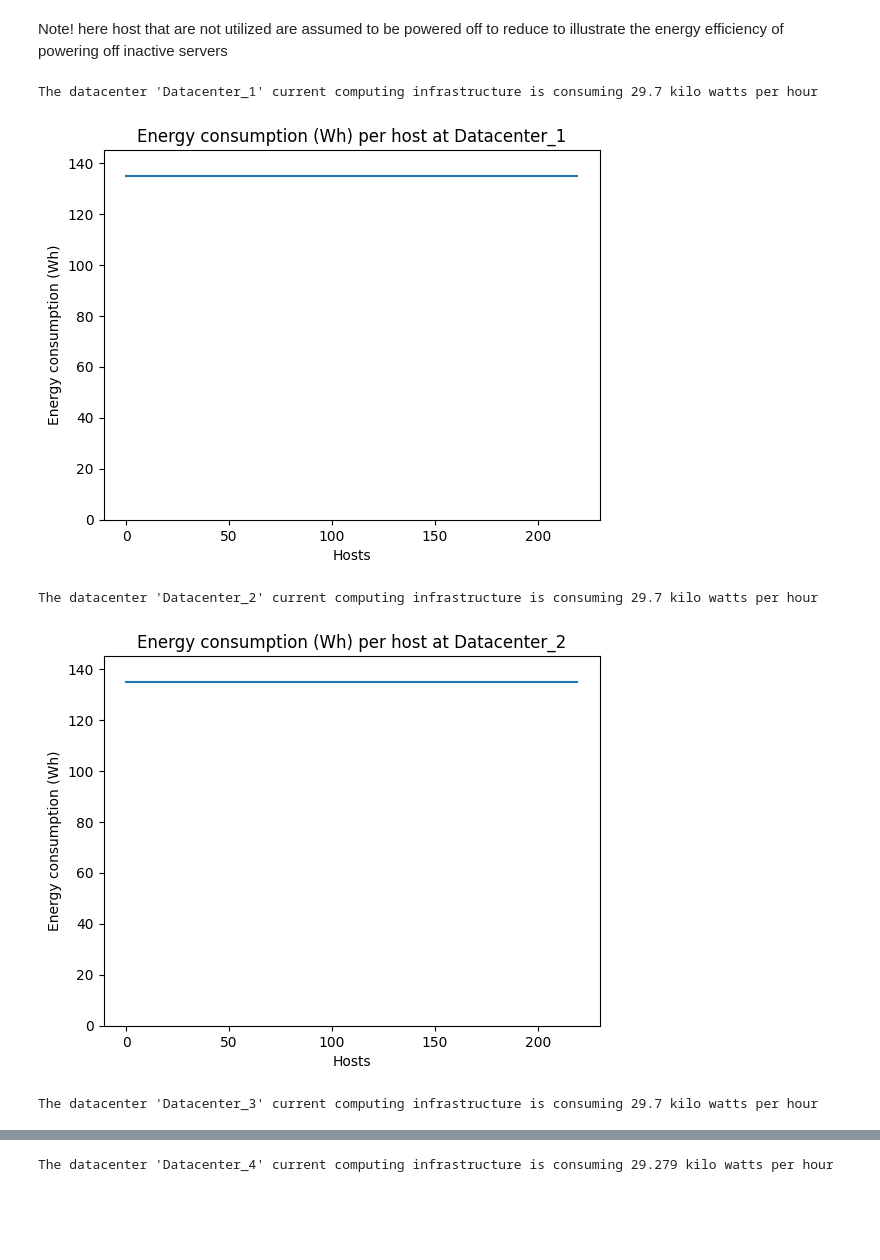
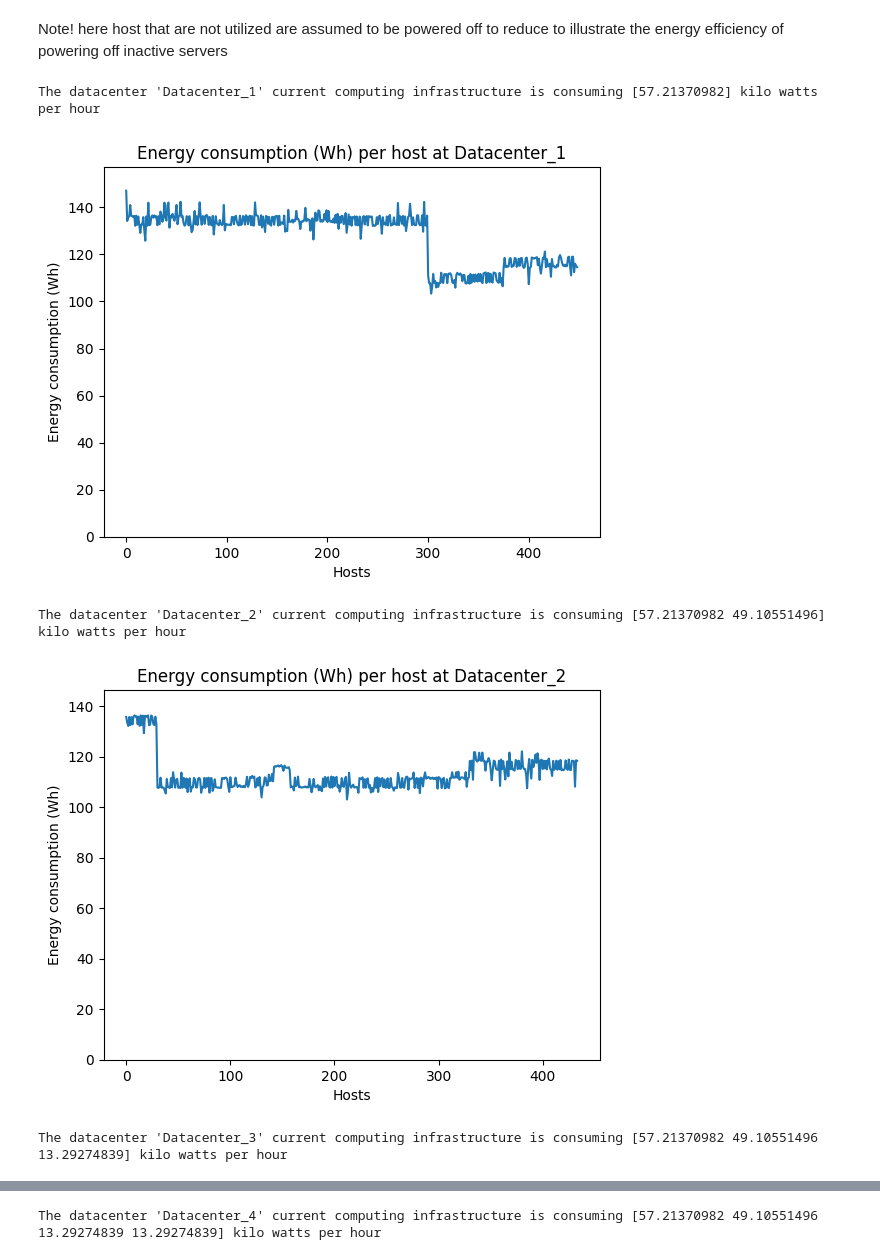
Before and after one commit to KhalidAFarah/cloud-energy-efficiency, a Jupyter notebook: evaluation/resources_utilization.ipynb, the cells around one changed output, grey strips where cells are left out. Drawn from its saved outputs; the diff is of its cells as text; code cells hidden in the pictures; blank space fills up the shorter version.

```diff
--- a/evaluation/resources_utilization.ipynb
+++ b/evaluation/resources_utilization.ipynb
@@ -5,7 +5,7 @@ import matplotlib.pyplot as plt
 import math
 # import seaborn as sns
 
-dataset = pd.read_csv("../data/logfile-v4.csv", delimiter=";")
+dataset = pd.read_csv("../data/logfile-v5.csv", delimiter=";")
 dataset.head()
 # %% [output]
 |  | time | datacenter_name | host_id | type | active | number_of_pes | available_pes | mips | ... |
@@ -82,17 +82,19 @@ for i in range(len(labels)):
 labels= np.unique(dataset['datacenter_name'])
 max_power = 0
 max_power_per_host = np.array([])
+max_power_per_datacenter = np.array([])
 for i in range(len(labels)):
-    max_power_per_datacenter = 0
+    # max_power_per_datacenter = 0
     max_power_per_host_per_datacenter = np.array([])
     for _, sample in dataset[(dataset['datacenter_name'] == labels[i]) & (dataset['time'] == 300.01)].iterrows():
         power_model = sample['power_model'].split(",")
-        max_power_per_datacenter += float(power_model[-2])
+        # max_power_per_datacenter += float(power_model[-2])
         max_power_per_host = np.append(max_power_per_host, float(power_model[-2]))
         max_power_per_host_per_datacenter = np.append(max_power_per_host_per_datacenter, float(power_model[-2]))
+    max_power_per_datacenter = np.append(max_power_per_datacenter, np.sum(max_power_per_host_per_datacenter))
+    max_power += np.sum(max_power_per_host_per_datacenter)
 
-    print(f"The datacenter '{labels[i]}' current computing infrastructure at max can consume {(max_power_per_datacenter * 1)/1000} kW per hour")
-    max_power += max_power_per_datacenter
+    print(f"The datacenter '{labels[i]}' current computing infrastructure at max can consume {(np.sum(max_power_per_host_per_datacenter) * 1)/1000} kW per hour")
     plt.plot(np.arange(0, len(max_power_per_host_per_datacenter)), (max_power_per_host_per_datacenter*1))
     plt.ylim((0, max(max_power_per_host_per_datacenter)+10))
     plt.xlabel("Hosts")
@@ -243,53 +237,52 @@ Note! here host that are not utilized are assumed to be powered off to reduce to
 # %%
 labels= np.unique(dataset['datacenter_name'])
 min_host_power = 0
 min_host_power_per_host = np.array([])
+min_host_power_per_datacenter = np.array([])
 for i in range(len(labels)):
-    min_host_power_per_datacenter = 0
+    # min_host_power_per_datacenter = 0
     min_host_power_per_host_per_datacenter = np.array([])
     for _, sample in dataset[(dataset['datacenter_name'] == labels[i]) & (dataset['time'] == 300.01)].iterrows():
         power_model = sample['power_model'].split(",")
+        min_host_utilization = (sample['mips'] - sample['available_mips'])/sample['mips']
 
-        if sample['available_mips'] == sample['mips']:
+        if sample['active'] == False or len(sample['vms'].split(":")) == 0 or sample['available_mips'] == sample['mips']:
             min_host_host_power = 0
-            min_host_power_per_datacenter += host_power
-            min_host_power_per_host = np.append(power_per_host, host_power)
+            # min_host_power_per_datacenter += host_power
+            min_host_power_per_host = np.append(min_host_power_per_host, host_power)
             min_host_power_per_host_per_datacenter = np.append(power_per_host_per_datacenter, min_host_host_power)
-            continue
-
-        min_host_utilization = (sample['mips'] - sample['available_mips'])/sample['mips']
-        if min_host_utilization % 0.1 == 0:
+        elif min_host_utilization % 0.1 == 0:
             min_host_host_power = min_host_utilization * 10
-            min_host_power_per_datacenter += min_host_host_power
+            # min_host_power_per_datacenter += min_host_host_power
             min_host_power_per_host = np.append(min_host_power_per_host, min_host_host_power)
             min_host_power_per_host_per_datacenter = np.append(min_host_power_per_host_per_datacenter, min_host_host_power)
+        else:
+            min_host_utilization_floor = int(math.floor(min_host_utilization * 10))
+            min_host_utilization_ceil = int(math.ceil(min_host_utilization * 10))
+            min_host_power_floor = float(power_model[min_host_utilization_floor])
+            min_host_power_ceil = float(power_model[min_host_utilization_ceil])
 
-        min_host_utilization_floor = int(math.floor(min_host_utilization * 10))
-        min_host_utilization_ceil = int(math.ceil(min_host_utilization * 10))
-        min_host_power_floor = float(power_model[min_host_utilization_floor])
-        min_host_power_ceil = float(power_model[min_host_utilization_ceil])
+            min_host_diff = (min_host_power_ceil - min_host_power_floor) / 10
+            min_host_host_power = min_host_power_floor + min_host_diff * (min_host_utilization - min_host_utilization_floor / 10) * 100
 
-        min_host_diff = (min_host_power_ceil - min_host_power_floor) / 10
-        min_host_host_power = min_host_power_floor + min_host_diff * (min_host_utilization - min_host_utilization_floor / 10) * 100
-
-        min_host_power_per_datacenter += min_host_host_power
-        min_host_power_per_host = np.append(min_host_power_per_host, min_host_host_power)
-        min_host_power_per_host_per_datacenter = np.append(min_host_power_per_host_per_datacenter, min_host_host_power)
+            # min_host_power_per_datacenter += min_host_host_power
+            min_host_power_per_host = np.append(min_host_power_per_host, min_host_host_power)
+            min_host_power_per_host_per_datacenter = np.append(min_host_power_per_host_per_datacenter, min_host_host_power)
+    min_host_power_per_datacenter = np.append(min_host_power_per_datacenter, np.sum(min_host_power_per_host_per_datacenter))
+    min_host_power += np.sum(min_host_power_per_host_per_datacenter)
 
     print(f"The datacenter '{labels[i]}' current computing infrastructure is consuming {(min_host_power_per_datacenter * 1)/1000} kilo watts per hour")
-    min_host_power += min_host_power_per_datacenter
     plt.plot(np.arange(0, len(min_host_power_per_host_per_datacenter)), (min_host_power_per_host_per_datacenter*1))
-
     plt.ylim((0, max(min_host_power_per_host_per_datacenter)+10))
     plt.xlabel("Hosts")
     plt.ylabel("Energy consumption (Wh)")
     plt.title(f"Energy consumption (Wh) per host at {labels[i]}")
     plt.show()
 
 print(f"The cloud providers current computing infrastructure at max can consume {(min_host_power * 1)/1000} kilo watts per hour")
 # %% [output]
-The datacenter 'Datacenter_1' current computing infrastructure is consuming 29.7 kilo watts per hour
+The datacenter 'Datacenter_1' current computing infrastructure is consuming [57.21370982] kilo watts per hour
-[figure, old version]
+[figure, new version]
-The datacenter 'Datacenter_2' current computing infrastructure is consuming 29.7 kilo watts per hour
+The datacenter 'Datacenter_2' current computing infrastructure is consuming [57.21370982 49.10551496] kilo watts per hour
-[figure, old version]
+[figure, new version]
-The datacenter 'Datacenter_3' current computing infrastructure is consuming 29.7 kilo watts per hour
+The datacenter 'Datacenter_3' current computing infrastructure is consuming [57.21370982 49.10551496 13.29274839] kilo watts per hour
@@ -297 +290 @@ The datacenter 'Datacenter_3' current computing infrastructure is consuming 29.7
-The datacenter 'Datacenter_4' current computing infrastructure is consuming 29.279 kilo watts per hour
+The datacenter 'Datacenter_4' current computing infrastructure is consuming [57.21370982 49.10551496 13.29274839 13.29274839] kilo watts per hour
```
Also changed, not shown: parts of 12 cells of this notebook, 1 other file.
